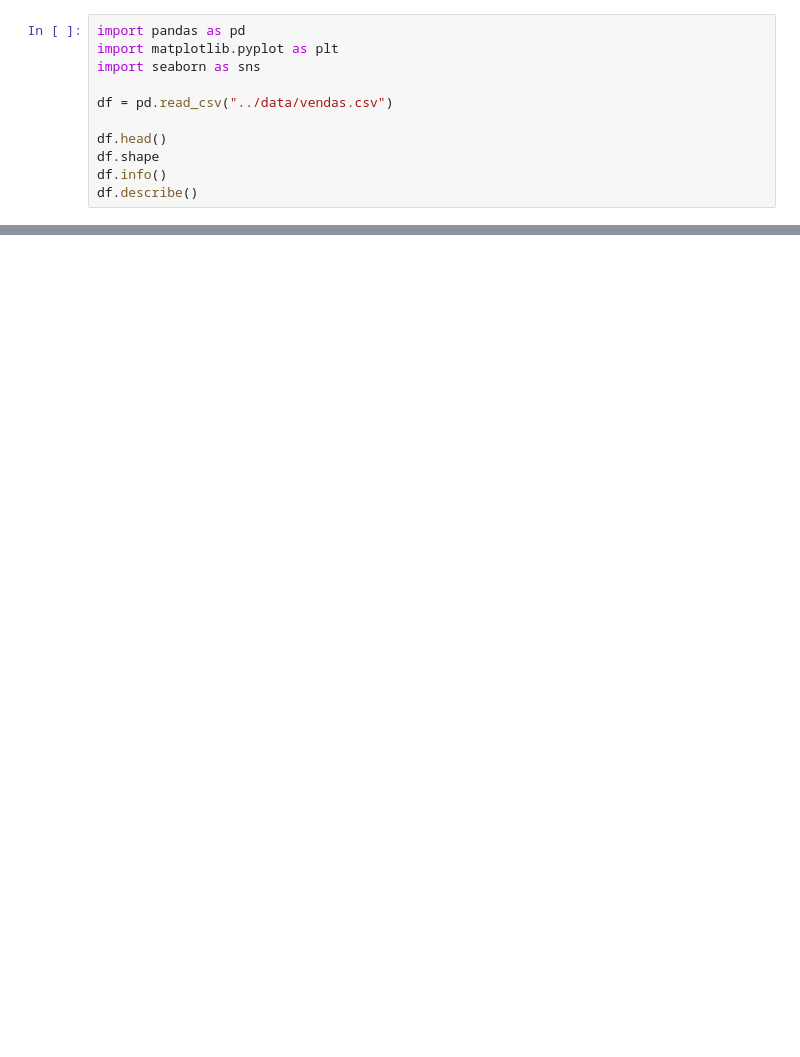
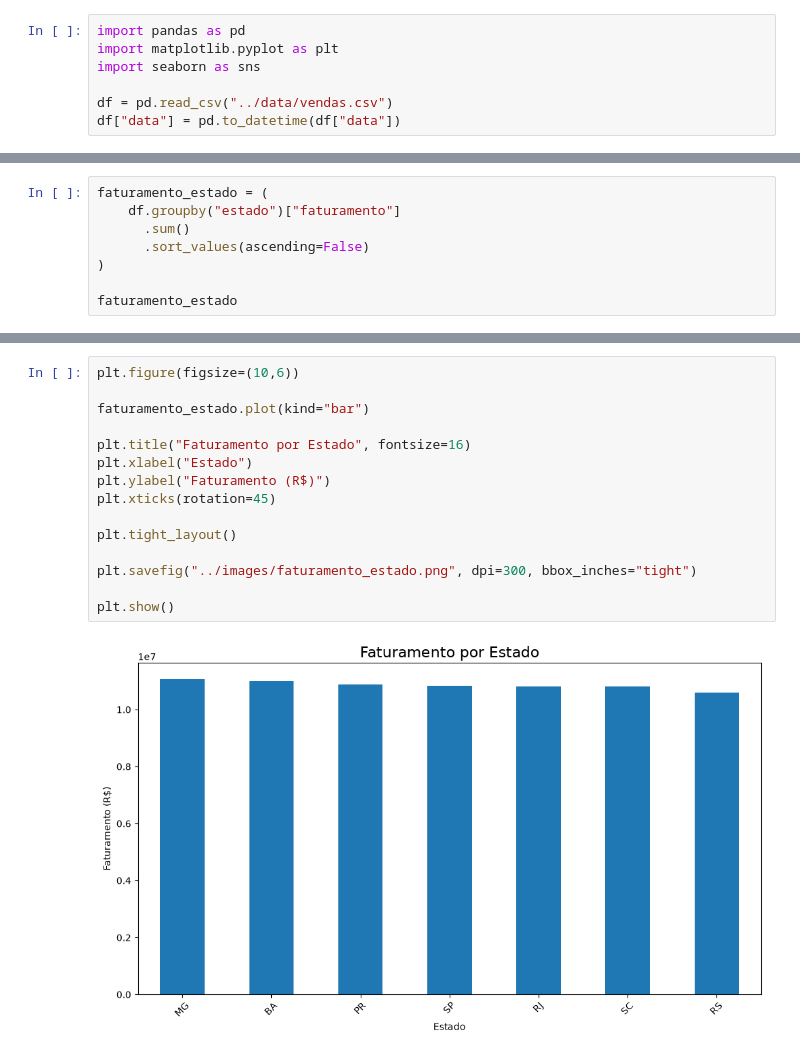
Before and after one commit to ederfelixsilva/analise-vendas-ecommerce, a Jupyter notebook: notebooks/analise_vendas.ipynb, the cells around one changed output, grey strips where cells are left out. Cells and saved outputs as stored; diff of their text form; blank space fills up the shorter version.

```diff
--- a/notebooks/analise_vendas.ipynb
+++ b/notebooks/analise_vendas.ipynb
@@ -4,8 +4,4 @@ import matplotlib.pyplot as plt
 import seaborn as sns
 
 df = pd.read_csv("../data/vendas.csv")
-
-df.head()
-df.shape
-df.info()
-df.describe()
+df["data"] = pd.to_datetime(df["data"])
@@ -36,0 +12,8 @@ memory usage: 625.1 KB
+# %%
+faturamento_estado = (
+    df.groupby("estado")["faturamento"]
+      .sum()
+      .sort_values(ascending=False)
+)
+
+faturamento_estado
@@ -36,0 +30,17 @@ memory usage: 625.1 KB
+# %%
+plt.figure(figsize=(10,6))
+
+faturamento_estado.plot(kind="bar")
+
+plt.title("Faturamento por Estado", fontsize=16)
+plt.xlabel("Estado")
+plt.ylabel("Faturamento (R$)")
+plt.xticks(rotation=45)
+
+plt.tight_layout()
+
+plt.savefig("../images/faturamento_estado.png", dpi=300, bbox_inches="tight")
+
+plt.show()
+# %% [output]
+[figure, added]
```
Also changed, not shown: parts of 14 cells of this notebook, 7 other files.
